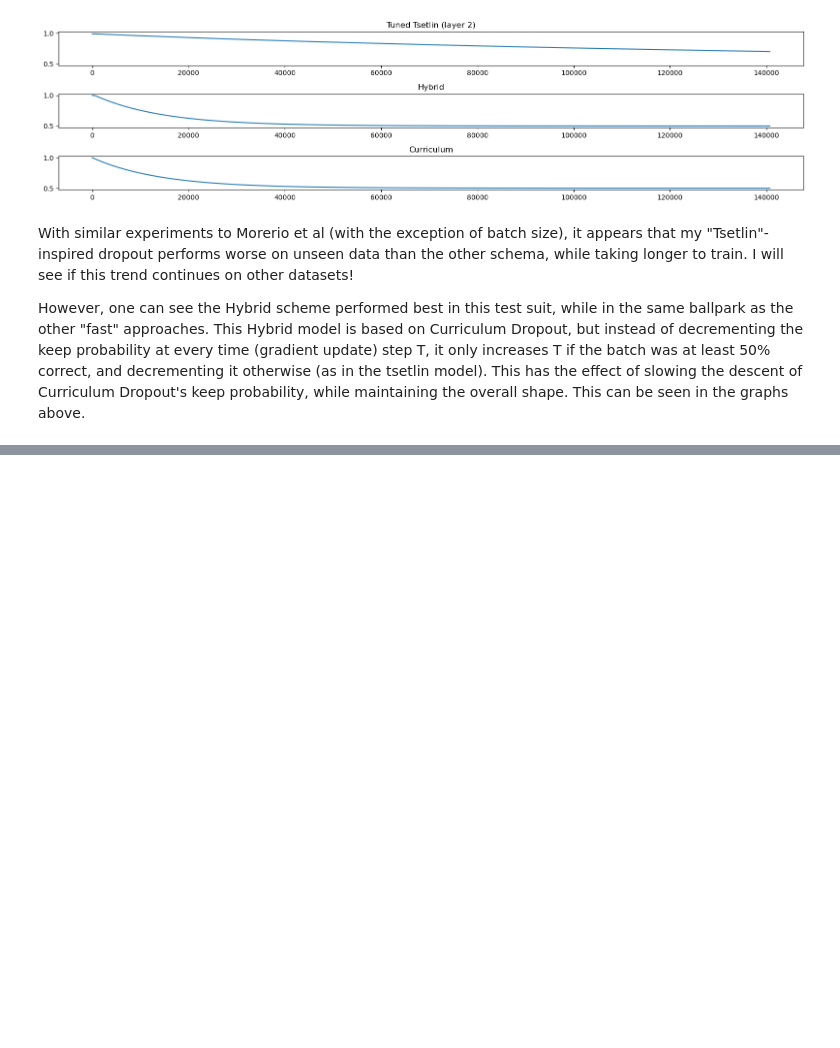
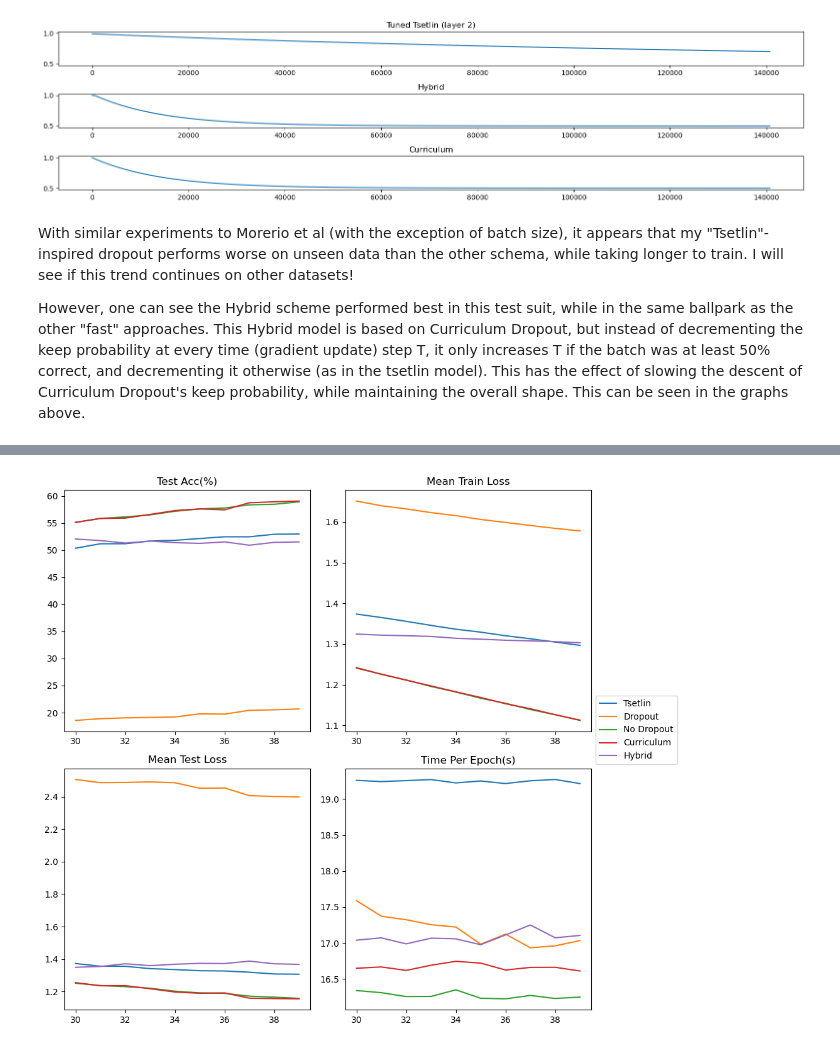
Before and after one commit to pjmcc2/dropoutResearch, a Jupyter notebook: results/Experiments on Version 2.ipynb, the cells around one changed output, grey strips where cells are left out. Saved outputs shown, nothing was run; the diff lists cells and outputs as text; code cells hidden in the pictures; blank space fills up the shorter version.

Commit message:
redid cifar10 dropout and changes to notebook

```diff
--- a/results/Experiments on Version 2.ipynb
+++ b/results/Experiments on Version 2.ipynb
@@ -402,0 +331,19 @@ However, one can see the Hybrid scheme performed best in this test suit, while i
+# %%
+tset_cifar40 = pd.read_csv(r"CIFAR10/CIFAR10TsetConv10x40.csv")
+drop_cifar40 = pd.read_csv(r"CIFAR10/CIFAR10Drop10x40.csv")
+nodrop_cifar40 = pd.read_csv(r"CIFAR10/CIFAR10NoDrop10x40.csv")
+curr_cifar40 = pd.read_csv(r"CIFAR10/CIFAR10CurrDrop10x40.csv")
+hybrid_cifar40 = pd.read_csv(r"CIFAR10/CIFAR10HybridConv10x40.csv")
+
+tavg_cifar40 = get_avg(tset_cifar40, "Epoch")
+davg_cifar40 = get_avg(drop_cifar40, "Epoch")
+navg_cifar40 = get_avg(nodrop_cifar40, "Epoch")
+cavg_cifar40 = get_avg(curr_cifar40, "Epoch")
+havg_cifar40 = get_avg(hybrid_cifar40, "Epoch")
+# %%
+f,axs = gen_graphs(np.arange(30,40),[tavg_cifar40,davg_cifar40,navg_cifar40,cavg_cifar40,havg_cifar40],["Tsetlin","Dropout","No Dropout","Curriculum","Hybrid"],30)
+plt.tight_layout()
+plt.legend(loc="lower left",bbox_to_anchor=(1,1))
+plt.show()
+# %% [output]
+[figure, added]
```
Also changed, not shown: parts of 7 cells of this notebook, 1 other file.
